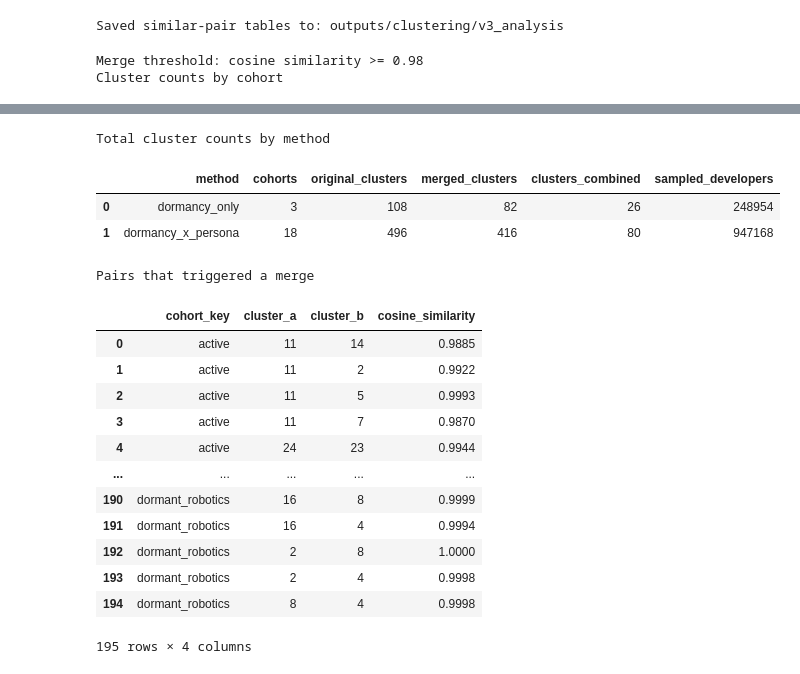
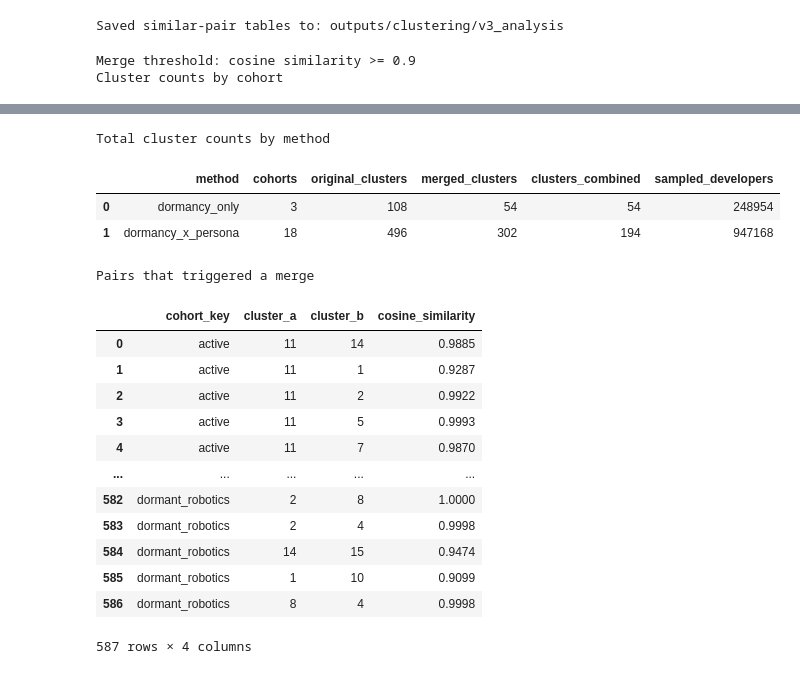
Before and after one commit to WBDoran/Spring2026_IndustryProject, a Jupyter notebook: clustering_v3.ipynb, the cells around one changed output, grey strips where cells are left out. Cells and saved outputs as stored; diff of their text form; code cells hidden in the pictures.

```diff
--- a/clustering_v3.ipynb
+++ b/clustering_v3.ipynb
@@ -2343,7 +2343,7 @@ DORMANCY_PERSONA_DIR = Path("outputs/clustering/v3_corr_groups_by_persona")
 ANALYSIS_OUTPUT_DIR = Path("outputs/clustering/v3_analysis")
 ANALYSIS_OUTPUT_DIR.mkdir(parents=True, exist_ok=True)
 
-MERGE_COSINE_THRESHOLD = 0.98
+MERGE_COSINE_THRESHOLD = 0.90
 
 
 def load_summary(path, method):
@@ -2482,6 +2482,6 @@ display(cluster_counts_by_method)
 print("Pairs that triggered a merge")
 display(merge_map)
 # %% [output]
-Merge threshold: cosine similarity >= 0.98
+Merge threshold: cosine similarity >= 0.9
 Cluster counts by cohort
 |  | method | dormancy_segment | persona_group | cohort_key | original_clusters | merged_clusters | ... |
@@ -2502,20 +2502,20 @@ Cluster counts by cohort
 | 19 | dormancy_x_persona | dormant | Simulation | dormant_simulation | 8 | 8 | ... |
 | 20 | dormancy_x_persona | dormant | Unknown_or_Other | dormant_unknown_or_other | 4 | 4 | ... |
 Total cluster counts by method
 |  | method | cohorts | original_clusters | merged_clusters | clusters_combined | sampled_developers |
-| 0 | dormancy_only | 3 | 108 | 82 | 26 | 248954 |
-| 1 | dormancy_x_persona | 18 | 496 | 416 | 80 | 947168 |
+| 0 | dormancy_only | 3 | 108 | 54 | 54 | 248954 |
+| 1 | dormancy_x_persona | 18 | 496 | 302 | 194 | 947168 |
 Pairs that triggered a merge
 |  | cohort_key | cluster_a | cluster_b | cosine_similarity |
 | 0 | active | 11 | 14 | 0.9885 |
-| 1 | active | 11 | 2 | 0.9922 |
-| 2 | active | 11 | 5 | 0.9993 |
-| 3 | active | 11 | 7 | 0.9870 |
-| 4 | active | 24 | 23 | 0.9944 |
+| 1 | active | 11 | 1 | 0.9287 |
+| 2 | active | 11 | 2 | 0.9922 |
+| 3 | active | 11 | 5 | 0.9993 |
+| 4 | active | 11 | 7 | 0.9870 |
 | ... | ... | ... | ... | ... |
-| 190 | dormant_robotics | 16 | 8 | 0.9999 |
-| 191 | dormant_robotics | 16 | 4 | 0.9994 |
-| 192 | dormant_robotics | 2 | 8 | 1.0000 |
-| 193 | dormant_robotics | 2 | 4 | 0.9998 |
-| 194 | dormant_robotics | 8 | 4 | 0.9998 |
+| 582 | dormant_robotics | 2 | 8 | 1.0000 |
+| 583 | dormant_robotics | 2 | 4 | 0.9998 |
+| 584 | dormant_robotics | 14 | 15 | 0.9474 |
+| 585 | dormant_robotics | 1 | 10 | 0.9099 |
+| 586 | dormant_robotics | 8 | 4 | 0.9998 |
-195 rows × 4 columns
+587 rows × 4 columns
```
Also changed, not shown: parts of 3 cells of this notebook, 1 other file.
